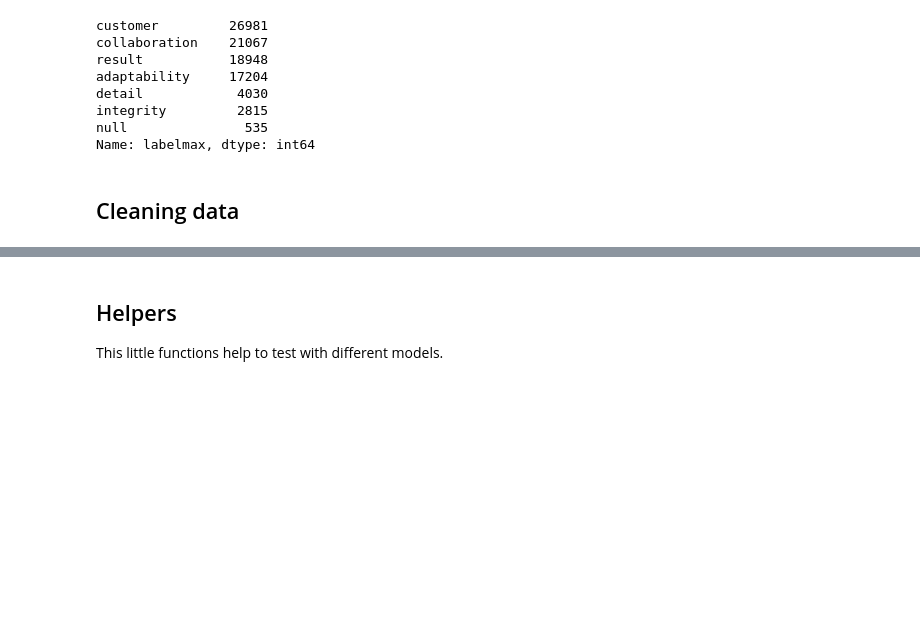
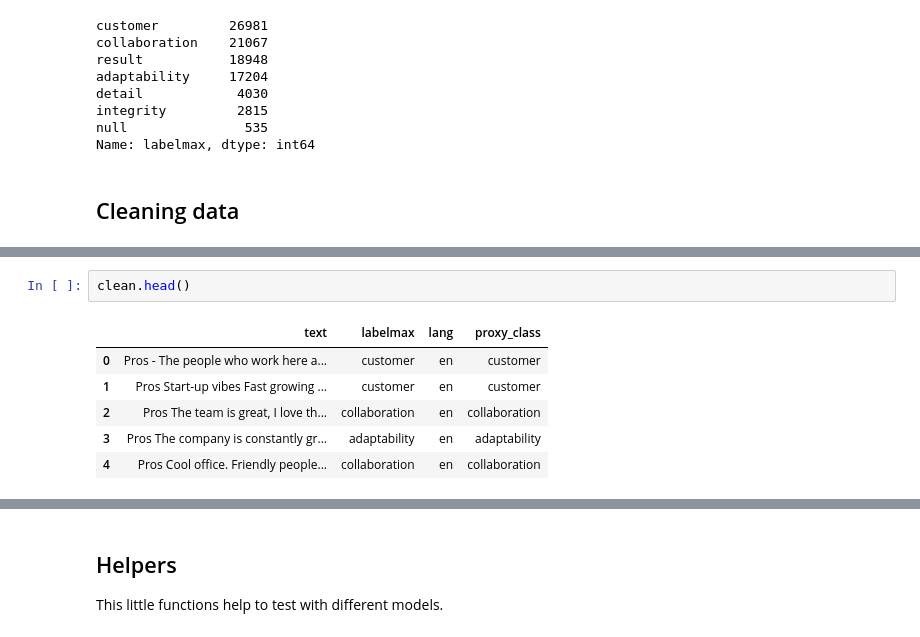
Before and after one commit to ruliana/datascience-challenge, a Jupyter notebook: main.ipynb, the cells around one changed output, grey strips where cells are left out. Saved outputs shown, nothing was run; the diff lists cells and outputs as text; blank space fills up the shorter version.

```diff
--- a/main.ipynb
+++ b/main.ipynb
@@ -109,0 +119,9 @@ def stemmed_words(doc):
+# %%
+clean.head()
+# %% [output]
+|  | text | labelmax | lang | proxy_class |
+| 0 | Pros - The people who work here a... | customer | en | customer |
+| 1 | Pros Start-up vibes Fast growing ... | customer | en | customer |
+| 2 | Pros The team is great, I love th... | collaboration | en | collaboration |
+| 3 | Pros The company is constantly gr... | adaptability | en | adaptability |
+| 4 | Pros Cool office. Friendly people... | collaboration | en | collaboration |
```
Also changed, not shown: parts of 33 cells of this notebook, 2 other files.
